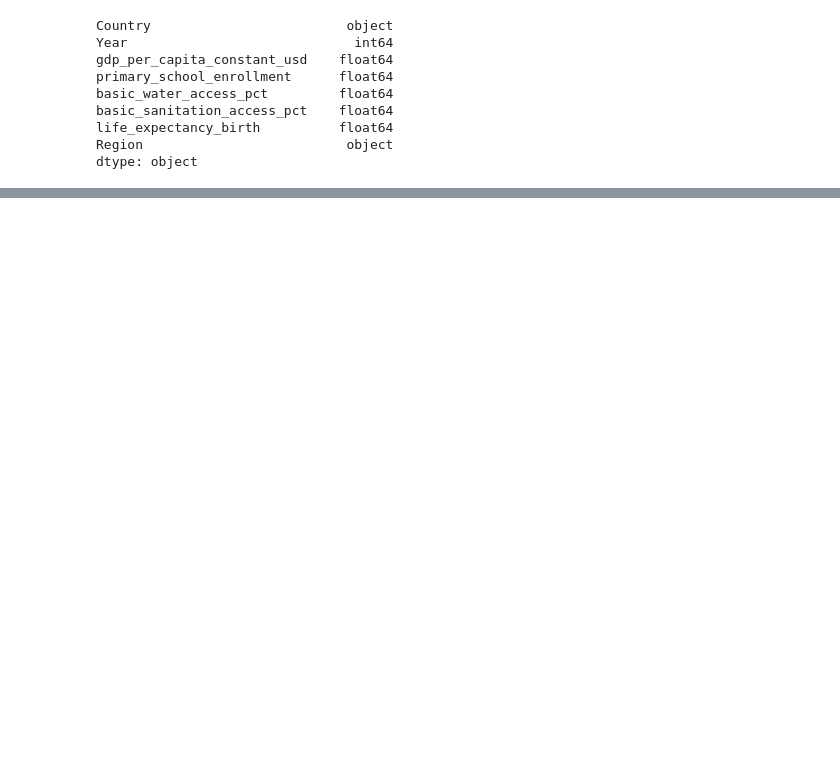
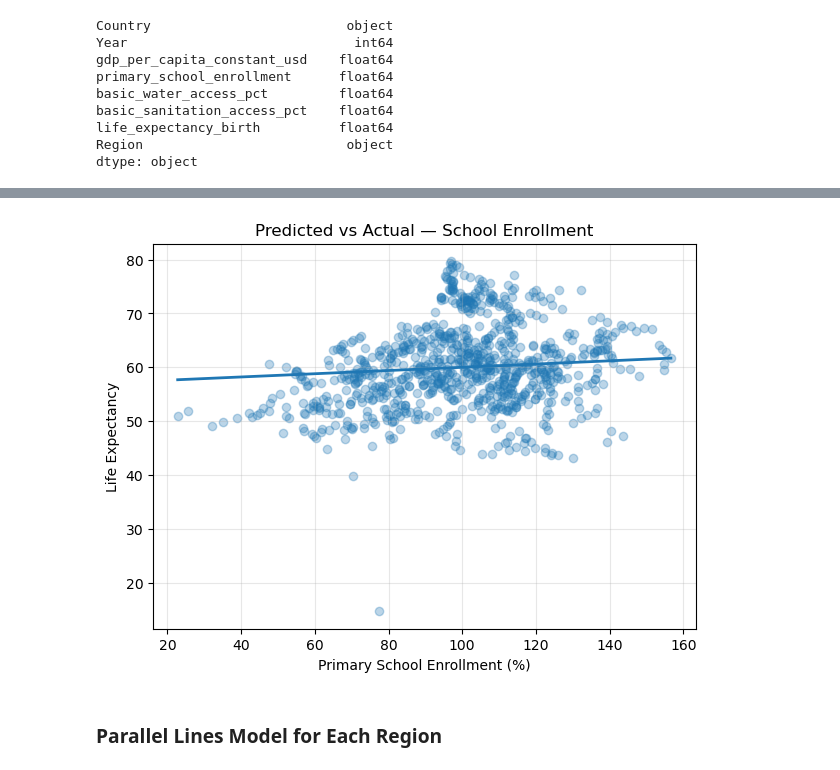
Before and after one commit to Lauraleyao/DATASCI350-group3, a Jupyter notebook: linear_regression.ipynb, the cells around one changed output, grey strips where cells are left out. Saved outputs shown, nothing was run; the diff lists cells and outputs as text; code cells hidden in the pictures; blank space fills up the shorter version.

```diff
--- a/linear_regression.ipynb
+++ b/linear_regression.ipynb
@@ -68,0 +164,25 @@ strong multicollinearity or other numerical problems.
+# %%
+# School Enrollment: Predicted vs Actual
+x_var = "primary_school_enrollment"
+x_range = np.linspace(df_clean[x_var].min(), df_clean[x_var].max(), 100)
+
+pred_y = (
+    model.params["const"]
+    + model.params["basic_water_access_pct"] * df_clean["basic_water_access_pct"].mean()
+    + model.params["basic_sanitation_access_pct"] * df_clean["basic_sanitation_access_pct"].mean()
+    + model.params["primary_school_enrollment"] * x_range
+    + model.params["gdp_per_capita_constant_usd"] * df_clean["gdp_per_capita_constant_usd"].mean()
+)
+
+plt.figure(figsize=(7,5))
+plt.scatter(df_clean[x_var], df_clean["life_expectancy_birth"], alpha=0.3)
+plt.plot(x_range, pred_y, linewidth=2)
+plt.xlabel("Primary School Enrollment (%)")
+plt.ylabel("Life Expectancy")
+plt.title("Predicted vs Actual — School Enrollment")
+plt.grid(alpha=0.3)
+plt.show()
+# %% [output]
+[figure, added]
+# %% [markdown]
+### Parallel Lines Model for Each Region
```
Also changed, not shown: parts of 15 cells of this notebook, 1 other file.
